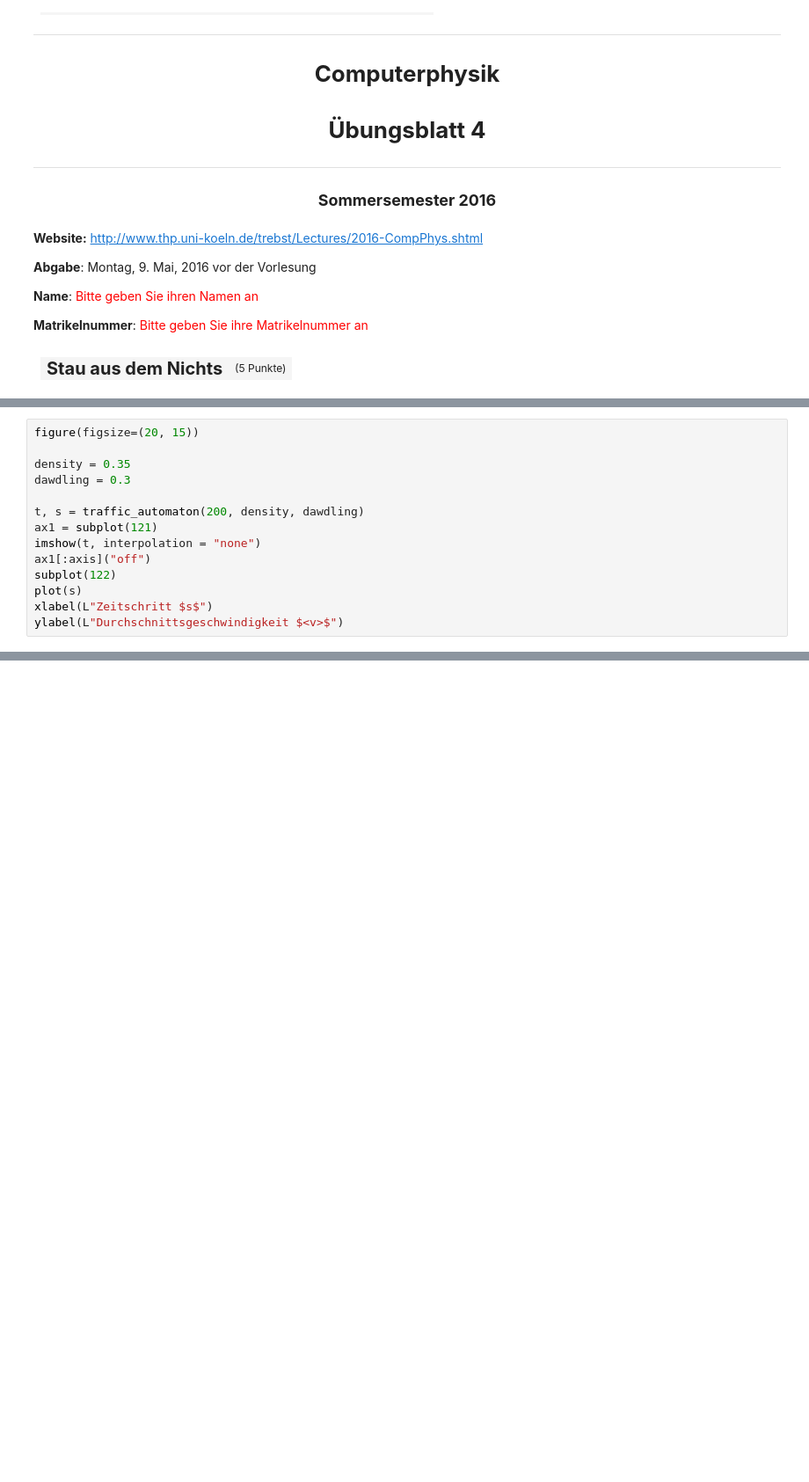
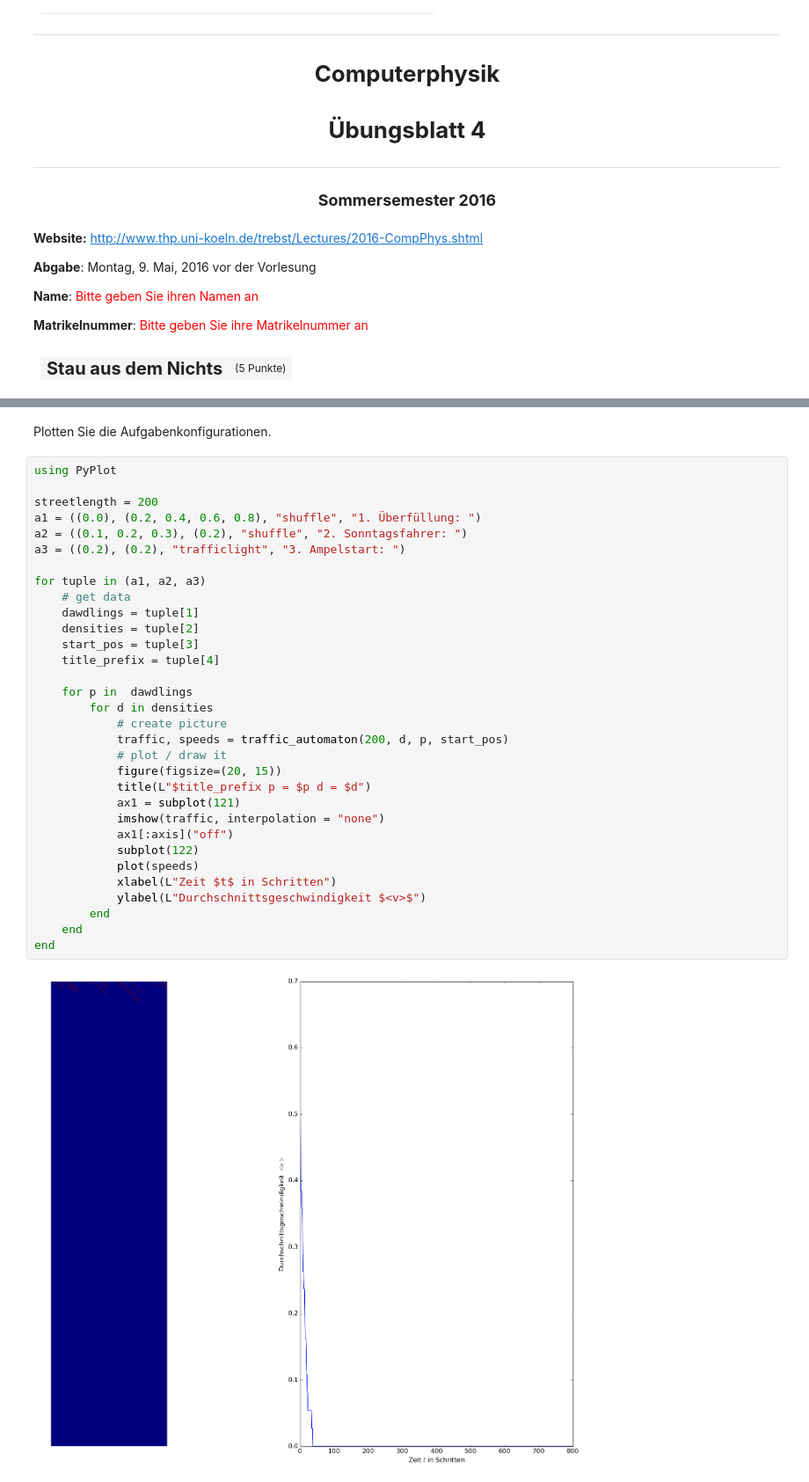
Before and after one commit to ofilla/compphys2016, a Jupyter notebook: uebung_04/04_stau_aus_dem_nichts.ipynb, the cells around one changed output, grey strips where cells are left out. Shown at 88% size. Cells and saved outputs as stored; diff of their text form; blank space fills up the shorter version.

```diff
--- a/uebung_04/04_stau_aus_dem_nichts.ipynb
+++ b/uebung_04/04_stau_aus_dem_nichts.ipynb
@@ -100,14 +44,0 @@ Plotten Sie die Aufgabenkonfigurationen wie in diesem Beispiel gezeigt.
-# %%
-figure(figsize=(20, 15))
-
-density = 0.35
-dawdling = 0.3
-
-t, s = traffic_automaton(200, density, dawdling)
-ax1 = subplot(121)
-imshow(t, interpolation = "none")
-ax1[:axis]("off")
-subplot(122)
-plot(s)
-xlabel(L"Zeitschritt $s$")
-ylabel(L"Durchschnittsgeschwindigkeit $<v>$")
@@ -113,0 +114,36 @@ ylabel(L"Durchschnittsgeschwindigkeit $<v>$")
+# %% [markdown]
+Plotten Sie die Aufgabenkonfigurationen.
+# %%
+using PyPlot
+
+streetlength = 200
+a1 = ((0.0), (0.2, 0.4, 0.6, 0.8), "shuffle", "1. Überfüllung: ")
+a2 = ((0.1, 0.2, 0.3), (0.2), "shuffle", "2. Sonntagsfahrer: ")
+a3 = ((0.2), (0.2), "trafficlight", "3. Ampelstart: ")
+
+for tuple in (a1, a2, a3)
+    # get data
+    dawdlings = tuple[1]
+    densities = tuple[2]
+    start_pos = tuple[3]
+    title_prefix = tuple[4]
+
+    for p in  dawdlings
+        for d in densities
+            # create picture
+            traffic, speeds = traffic_automaton(200, d, p, start_pos)
+            # plot / draw it
+            figure(figsize=(20, 15))
+            title(L"$title_prefix p = $p d = $d")
+            ax1 = subplot(121)
+            imshow(traffic, interpolation = "none")
+            ax1[:axis]("off")
+            subplot(122)
+            plot(speeds)
+            xlabel(L"Zeit $t$ in Schritten")
+            ylabel(L"Durchschnittsgeschwindigkeit $<v>$")
+        end
+    end
+end
+# %% [output]
+[figure, added]
```
Also changed, not shown: parts of 6 cells of this notebook, 2 other files.
